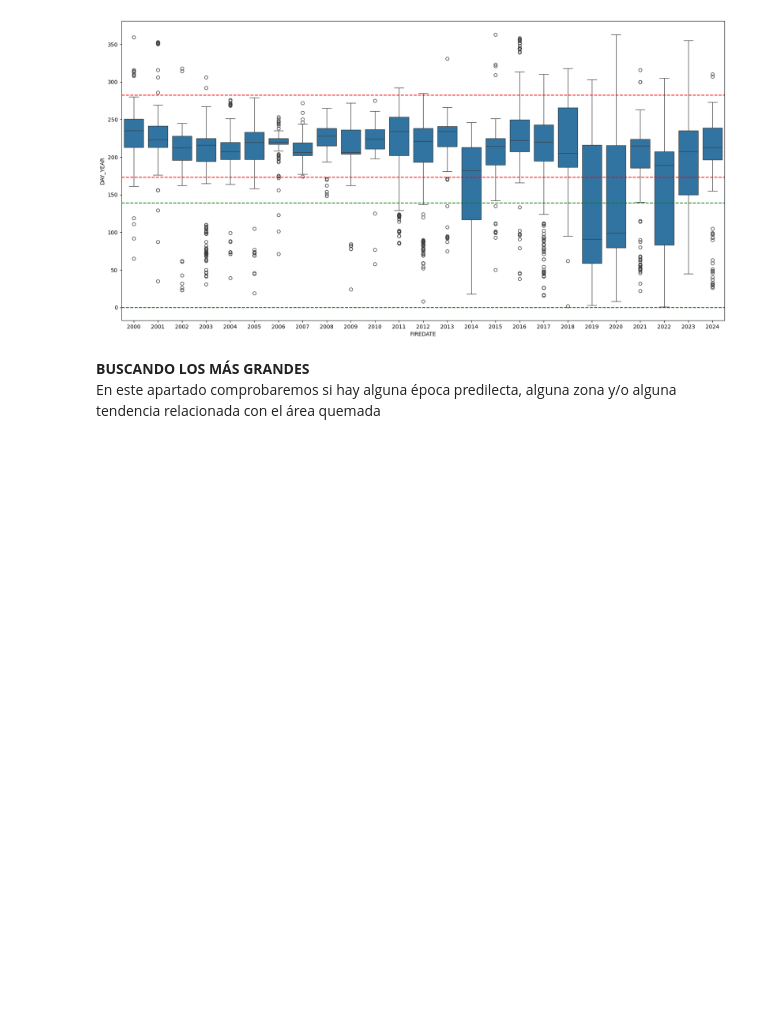
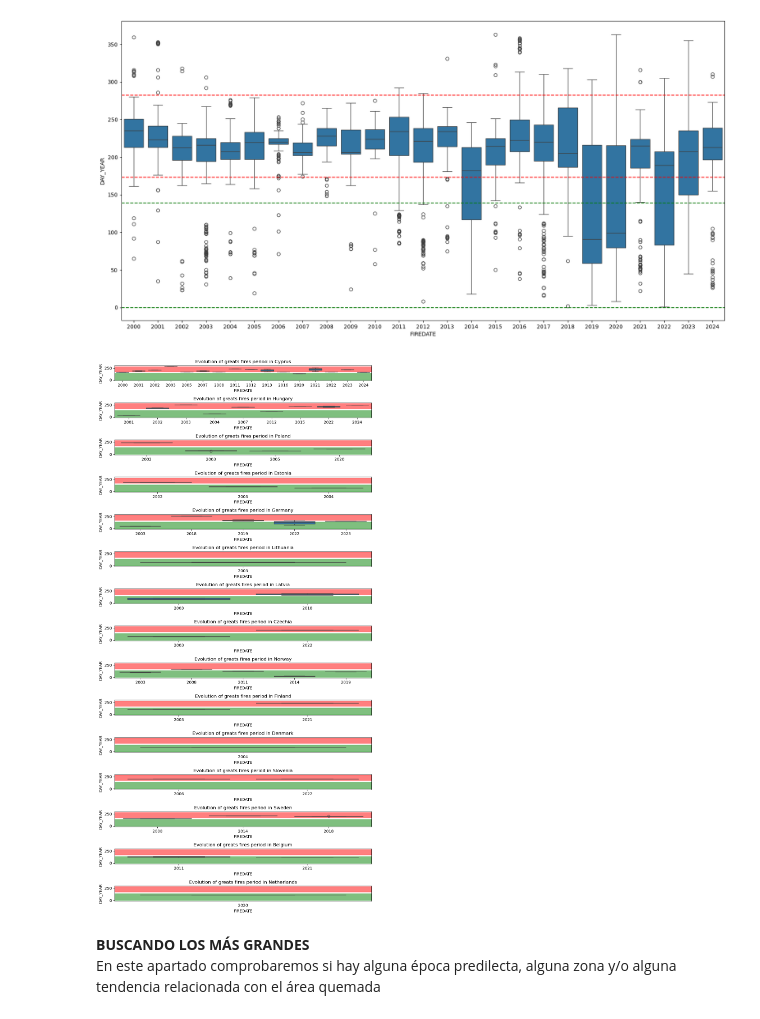
Before and after one commit to vrieraj/EDA_EFFIS, a Jupyter notebook: EDA_EFFIS.ipynb, the cells around one changed output. Saved outputs shown, nothing was run; the diff lists cells and outputs as text; code cells hidden in the pictures; blank space fills up the shorter version.

```diff
--- a/EDA_EFFIS.ipynb
+++ b/EDA_EFFIS.ipynb
@@ -534,6 +536,10 @@ plt.axhline(y=lim_inv[0], color='g', linestyle='--')
 plt.axhline(y=lim_inv[1], color='g', linestyle='--');
 # %% [output]
 [figure]
+# %%
+pinta_catbox(effis[effis.GIF_GROUP=='Otros'], 'COUNTRY')
+# %% [output]
+[figure, added]
 # %% [markdown]
 **BUSCANDO LOS MÁS GRANDES**
 En este apartado comprobaremos si hay alguna época predilecta, alguna zona y/o alguna tendencia relacionada con el área quemada
```
Also changed, not shown: parts of 12 cells of this notebook.
